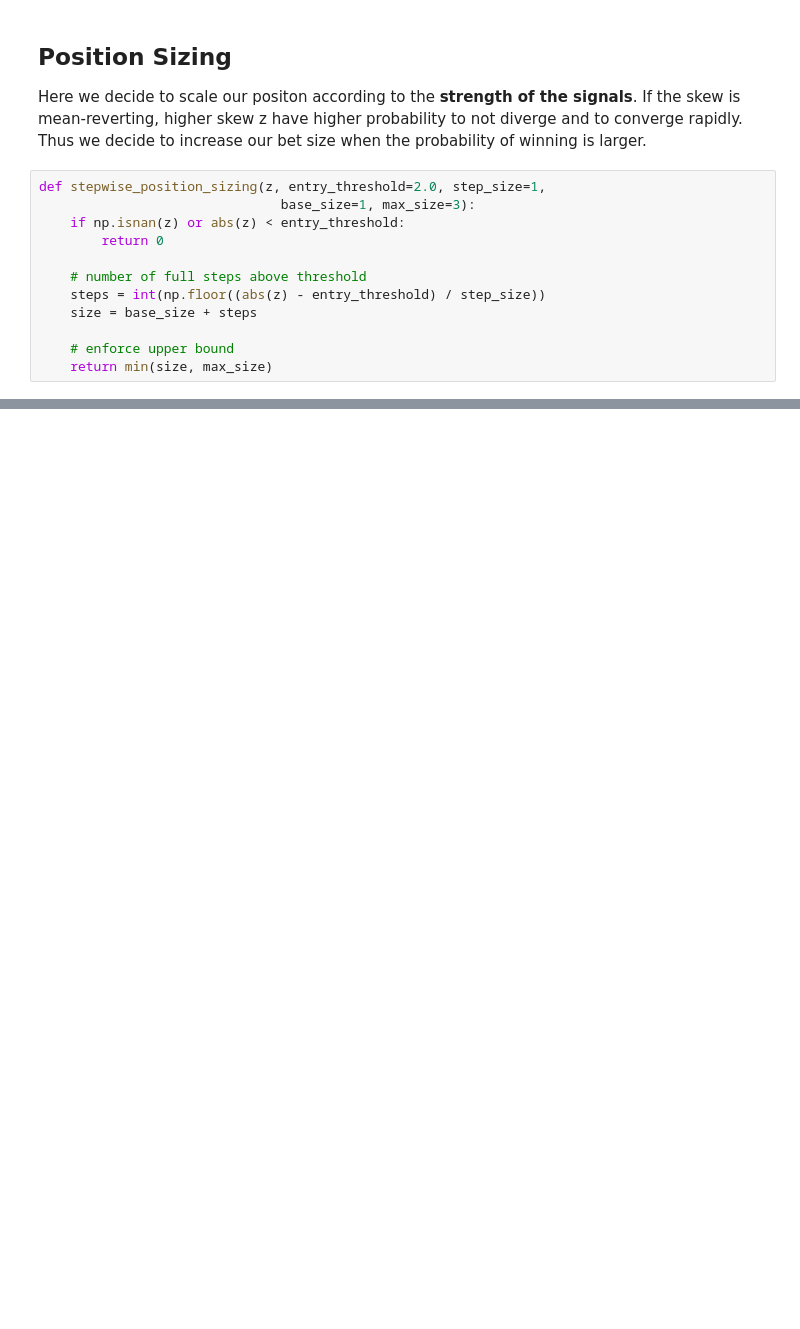
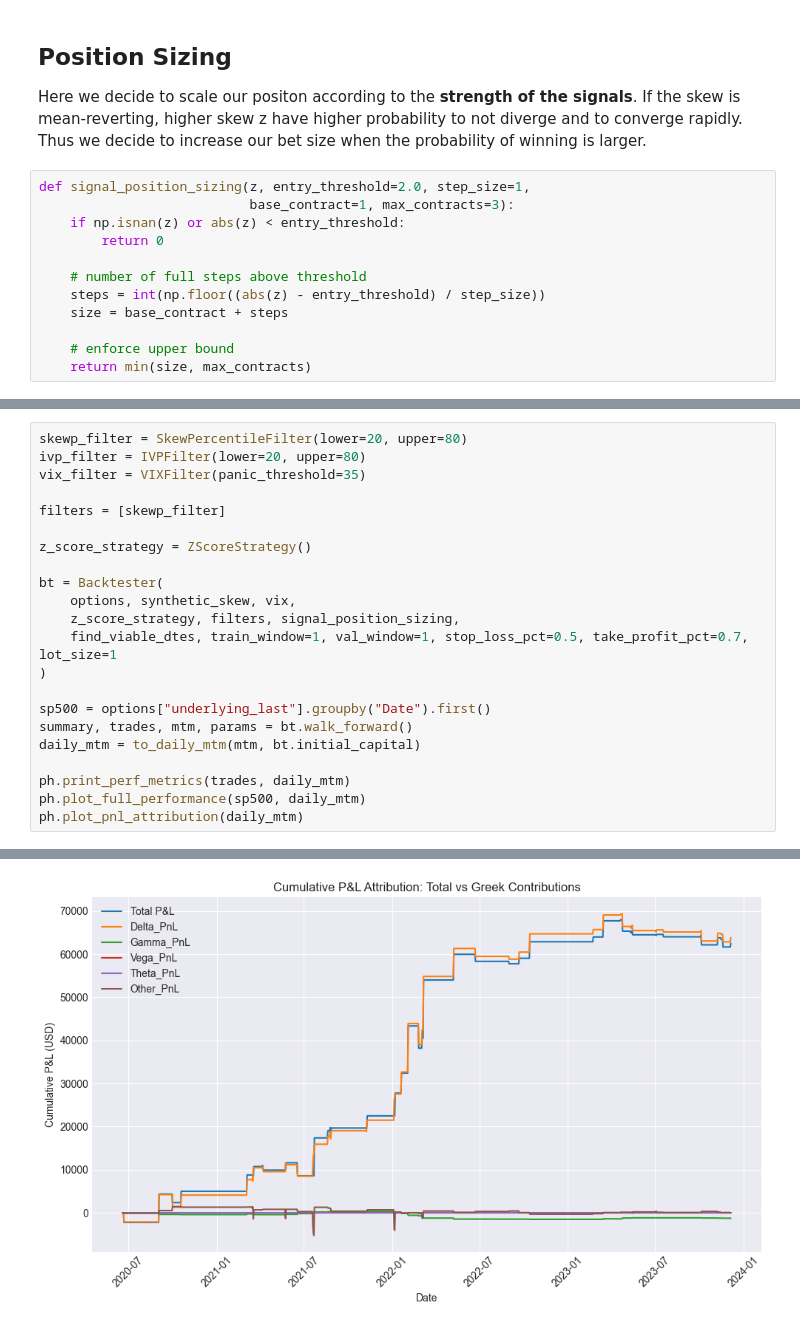
Before and after one commit to anthonymakarewicz/volatility-trading, a Jupyter notebook: skew_trading.ipynb, the cells around one changed output, grey strips where cells are left out. Cells and saved outputs as stored; diff of their text form; blank space fills up the shorter version.

```diff
--- a/skew_trading.ipynb
+++ b/skew_trading.ipynb
@@ -1741,14 +2471,14 @@ class Backtester:
 
 Here we decide to scale our positon according to the **strength of the signals**. If the skew is mean-reverting, higher skew z have higher probability to not diverge and to converge rapidly. Thus we decide to increase our bet size when the probability of winning is larger.
 # %%
-def stepwise_position_sizing(z, entry_threshold=2.0, step_size=1,
-                               base_size=1, max_size=3):
+def signal_position_sizing(z, entry_threshold=2.0, step_size=1,
+                           base_contract=1, max_contracts=3):
     if np.isnan(z) or abs(z) < entry_threshold:
         return 0
 
     # number of full steps above threshold
     steps = int(np.floor((abs(z) - entry_threshold) / step_size))
-    size = base_size + steps
+    size = base_contract + steps
 
     # enforce upper bound
-    return min(size, max_size)
+    return min(size, max_contracts)
@@ -1814,0 +2533,23 @@ contracts
+# %%
+skewp_filter = SkewPercentileFilter(lower=20, upper=80)
+ivp_filter = IVPFilter(lower=20, upper=80)
+vix_filter = VIXFilter(panic_threshold=35)
+
+filters = [skewp_filter]
+
+z_score_strategy = ZScoreStrategy()
+
+bt = Backtester(
+    options, synthetic_skew, vix,
+    z_score_strategy, filters, signal_position_sizing,
+    find_viable_dtes, train_window=1, val_window=1, stop_loss_pct=0.5, take_profit_pct=0.7,  lot_size=1
+)
+
+sp500 = options["underlying_last"].groupby("Date").first()
+summary, trades, mtm, params = bt.walk_forward()
+daily_mtm = to_daily_mtm(mtm, bt.initial_capital)
+
+ph.print_perf_metrics(trades, daily_mtm)
+ph.plot_full_performance(sp500, daily_mtm)
+ph.plot_pnl_attribution(daily_mtm)
+# %% [output]
@@ -1814,0 +2574 @@ contracts
+[figure, added]
```
Also changed, not shown: parts of 13 cells of this notebook, 2 other files.
